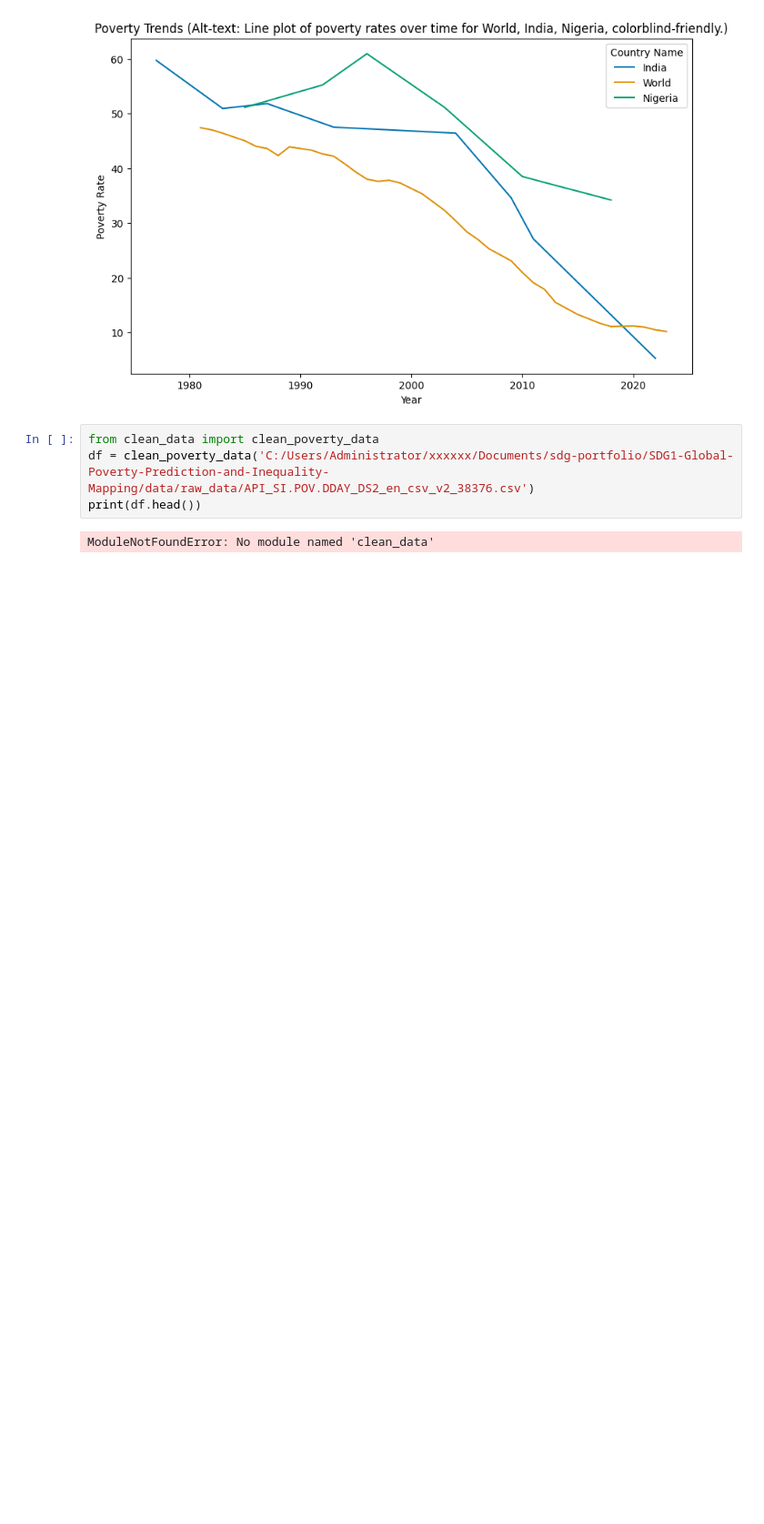
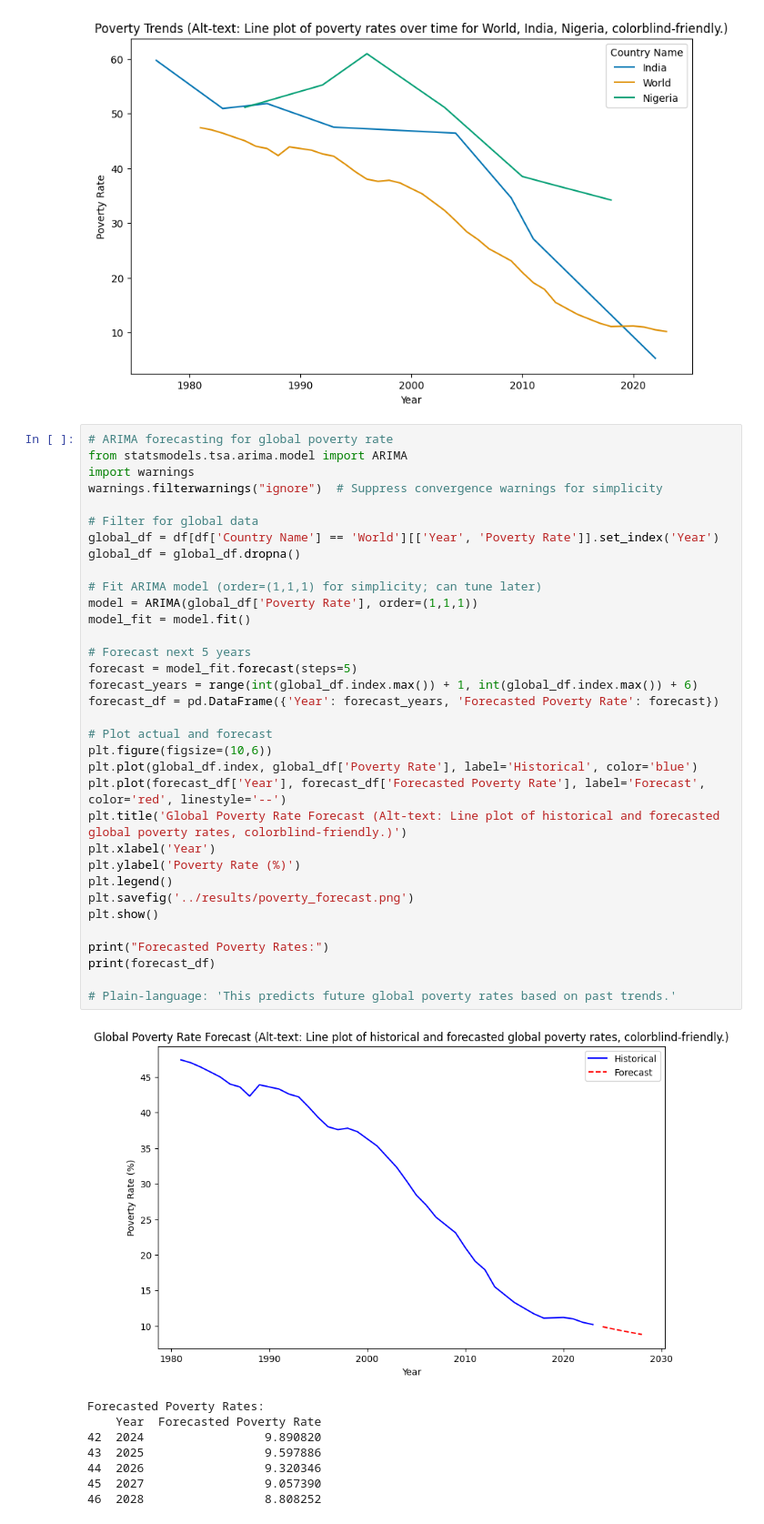
Before and after one commit to ClarenceKaranja/SDG1-Global-Poverty-Prediction-and-Inequality-Mapping, a Jupyter notebook: notebooks/main.ipynb, the cells around one changed output. Shown at 91% size. Saved outputs shown, nothing was run; the diff lists cells and outputs as text; blank space fills up the shorter version.

Commit message:
Added ARIMA model and updated README with findings

```diff
--- a/notebooks/main.ipynb
+++ b/notebooks/main.ipynb
@@ -56,9 +56,46 @@ plt.show()
 # Ethics: 'Data may miss informal economies; we use diverse countries to reduce bias.'
 # %% [output]
 [figure]
-# %%
-from clean_data import clean_poverty_data
-df = clean_poverty_data('C:/Users/Administrator/xxxxxx/Documents/sdg-portfolio/SDG1-Global-Poverty-Prediction-and-Inequality-Mapping/data/raw_data/API_SI.POV.DDAY_DS2_en_csv_v2_38376.csv')
-print(df.head())
-# %% [output]
-ModuleNotFoundError: No module named 'clean_data'
+# %%
+# ARIMA forecasting for global poverty rate
+from statsmodels.tsa.arima.model import ARIMA
+import warnings
+warnings.filterwarnings("ignore")  # Suppress convergence warnings for simplicity
+
+# Filter for global data
+global_df = df[df['Country Name'] == 'World'][['Year', 'Poverty Rate']].set_index('Year')
+global_df = global_df.dropna()
+
+# Fit ARIMA model (order=(1,1,1) for simplicity; can tune later)
+model = ARIMA(global_df['Poverty Rate'], order=(1,1,1))
+model_fit = model.fit()
+
+# Forecast next 5 years
+forecast = model_fit.forecast(steps=5)
+forecast_years = range(int(global_df.index.max()) + 1, int(global_df.index.max()) + 6)
+forecast_df = pd.DataFrame({'Year': forecast_years, 'Forecasted Poverty Rate': forecast})
+
+# Plot actual and forecast
+plt.figure(figsize=(10,6))
+plt.plot(global_df.index, global_df['Poverty Rate'], label='Historical', color='blue')
+plt.plot(forecast_df['Year'], forecast_df['Forecasted Poverty Rate'], label='Forecast', color='red', linestyle='--')
+plt.title('Global Poverty Rate Forecast (Alt-text: Line plot of historical and forecasted global poverty rates, colorblind-friendly.)')
+plt.xlabel('Year')
+plt.ylabel('Poverty Rate (%)')
+plt.legend()
+plt.savefig('../results/poverty_forecast.png')
+plt.show()
+
+print("Forecasted Poverty Rates:")
+print(forecast_df)
+
+# Plain-language: 'This predicts future global poverty rates based on past trends.'
+# %% [output]
+[figure, added]
+Forecasted Poverty Rates:
+    Year  Forecasted Poverty Rate
+42  2024                 9.890820
+43  2025                 9.597886
+44  2026                 9.320346
+45  2027                 9.057390
+46  2028                 8.808252
```
Also changed, not shown: 1 other file.
